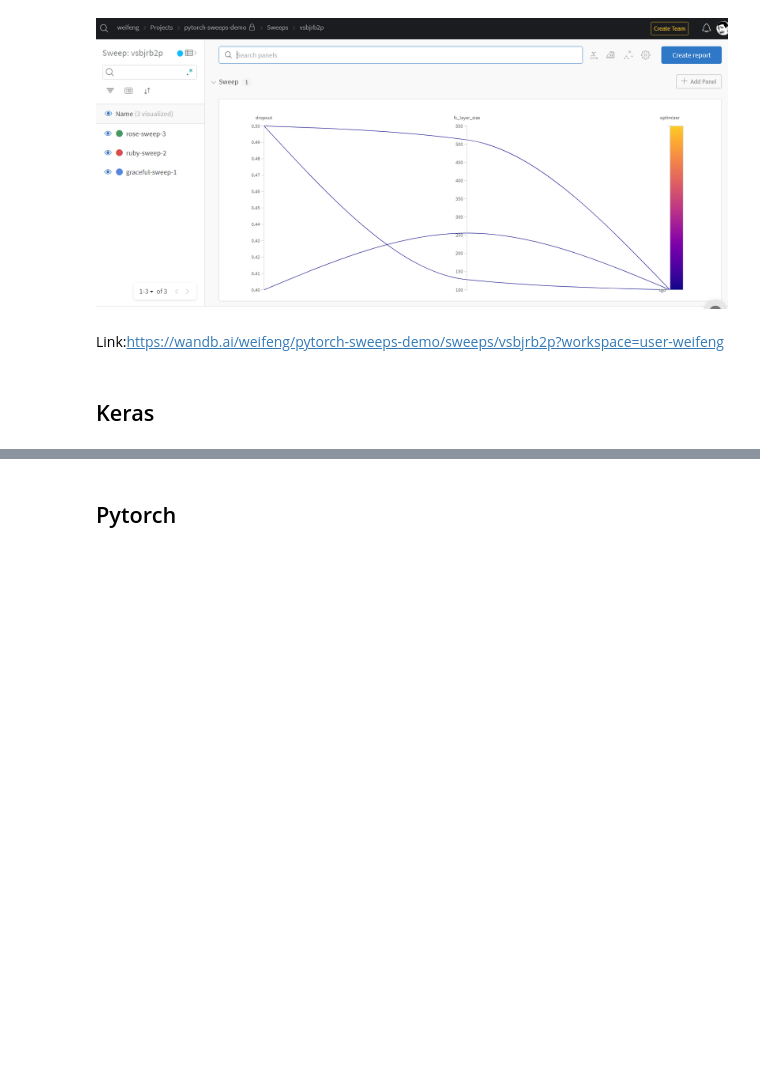
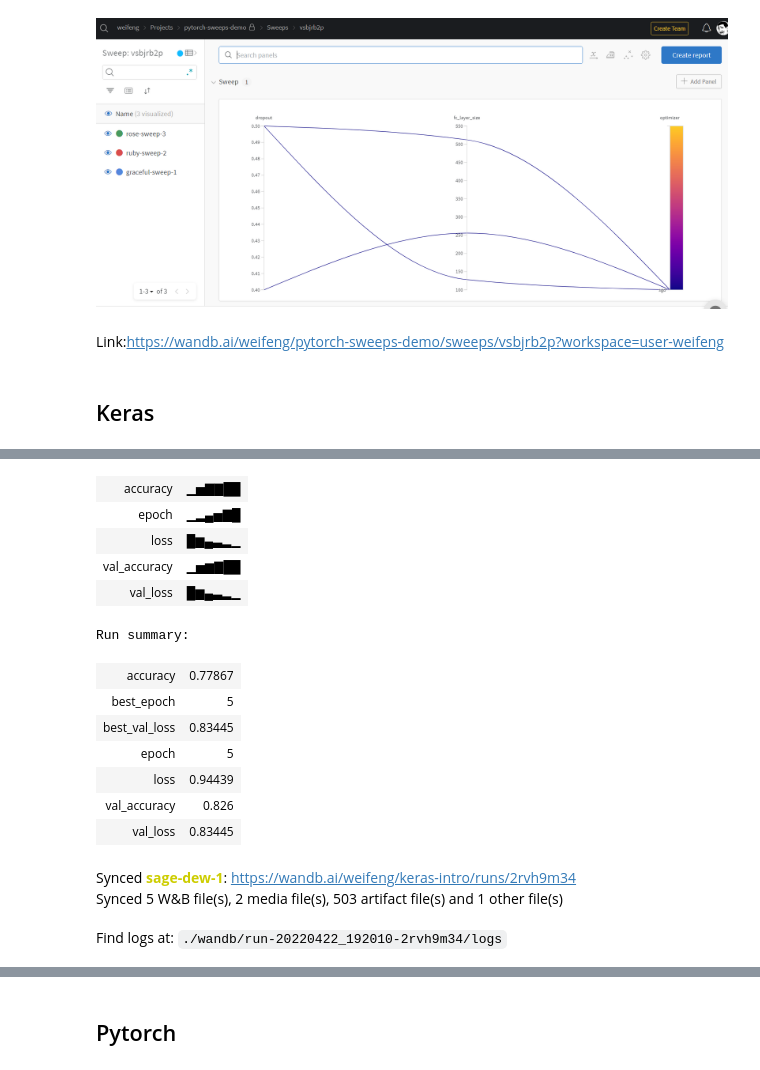
Before and after one commit to cmpe130weifeng/cmpe258_hw4, a Jupyter notebook: hw4.ipynb, the cells around one changed output, grey strips where cells are left out. Saved outputs shown, nothing was run; the diff lists cells and outputs as text; code cells hidden in the pictures; blank space fills up the shorter version.

```diff
--- a/hw4.ipynb
+++ b/hw4.ipynb
@@ -307,0 +364,64 @@ Link:https://wandb.ai/weifeng/pytorch-sweeps-demo/sweeps/vsbjrb2p?workspace=user
+# %%
+import random
+
+import numpy as np
+import tensorflow as tf
+from wandb.keras import WandbCallback
+
+# Simple Keras Model
+
+# Launch 20 experiments, trying different dropout rates
+for run in range(20):
+  # Start a run, tracking hyperparameters
+  wandb.init(
+      project="keras-intro",
+      # Set entity to specify your username or team name
+      # ex: entity="wandb",
+      config={
+          "layer_1": 512,
+          "activation_1": "relu",
+          "dropout": random.uniform(0.01, 0.80),
+          "layer_2": 10,
+          "activation_2": "softmax",
+          "optimizer": "sgd",
+          "loss": "sparse_categorical_crossentropy",
+          "metric": "accuracy",
+          "epoch": 6,
+          "batch_size": 256
+      })
+  config = wandb.config
+
+  # Get the data
+  mnist = tf.keras.datasets.mnist
+  (x_train, y_train), (x_test, y_test) = mnist.load_data()
+  x_train, x_test = x_train / 255.0, x_test / 255.0
+  x_train, y_train = x_train[::5], y_train[::5]  # Subset data for a faster demo
+  x_test, y_test = x_test[::20], y_test[::20]
+  labels = [str(digit) for digit in range(np.max(y_train) + 1)]
+
+  # Build a model
+  model = tf.keras.models.Sequential([
+      tf.keras.layers.Flatten(input_shape=(28, 28)),
+      tf.keras.layers.Dense(config.layer_1, activation=config.activation_1),
+      tf.keras.layers.Dropout(config.dropout),
+      tf.keras.layers.Dense(config.layer_2, activation=config.activation_2)
+      ])
+
+  model.compile(optimizer=config.optimizer,
+                loss=config.loss,
+                metrics=[config.metric]
+                )
+
+  # WandbCallback auto-saves all metrics from model.fit(), plus predictions on validation_data
+  logging_callback = WandbCallback(log_evaluation=True)
+
+  history = model.fit(x=x_train, y=y_train,
+                      epochs=config.epoch,
+                      batch_size=config.batch_size,
+                      validation_data=(x_test, y_test),
+                      callbacks=[logging_callback]
+                      )
+
+  # Mark the run as finished
+  wandb.finish()
+# %% [output]
@@ -307,0 +448,16 @@ Link:https://wandb.ai/weifeng/pytorch-sweeps-demo/sweeps/vsbjrb2p?workspace=user
+| accuracy | ▁▅▇▇██ |
+| epoch | ▁▂▄▅▇█ |
+| loss | █▆▄▃▂▁ |
+| val_accuracy | ▁▅▆▇██ |
+| val_loss | █▆▄▃▂▁ |
+Run summary:
+| accuracy | 0.77867 |
+| best_epoch | 5 |
+| best_val_loss | 0.83445 |
+| epoch | 5 |
+| loss | 0.94439 |
+| val_accuracy | 0.826 |
+| val_loss | 0.83445 |
+Synced sage-dew-1: https://wandb.ai/weifeng/keras-intro/runs/2rvh9m34
+Synced 5 W&B file(s), 2 media file(s), 503 artifact file(s) and 1 other file(s)
+Find logs at: ./wandb/run-20220422_192010-2rvh9m34/logs
```
Also changed, not shown: parts of 19 cells of this notebook.
